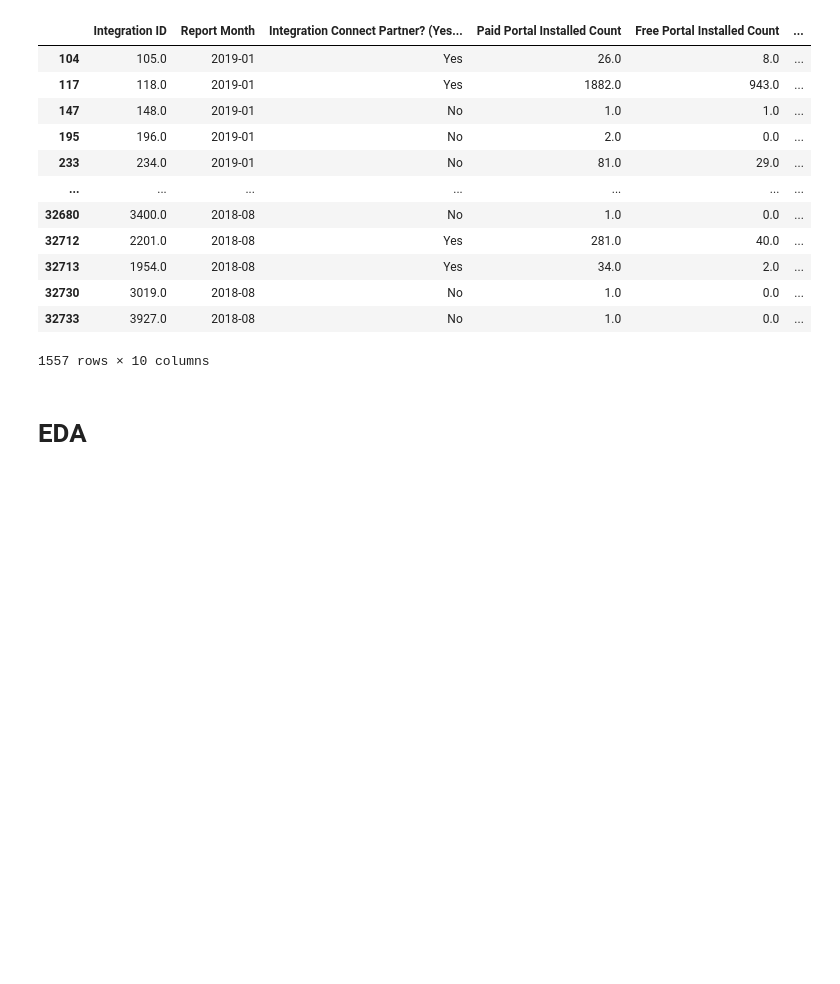
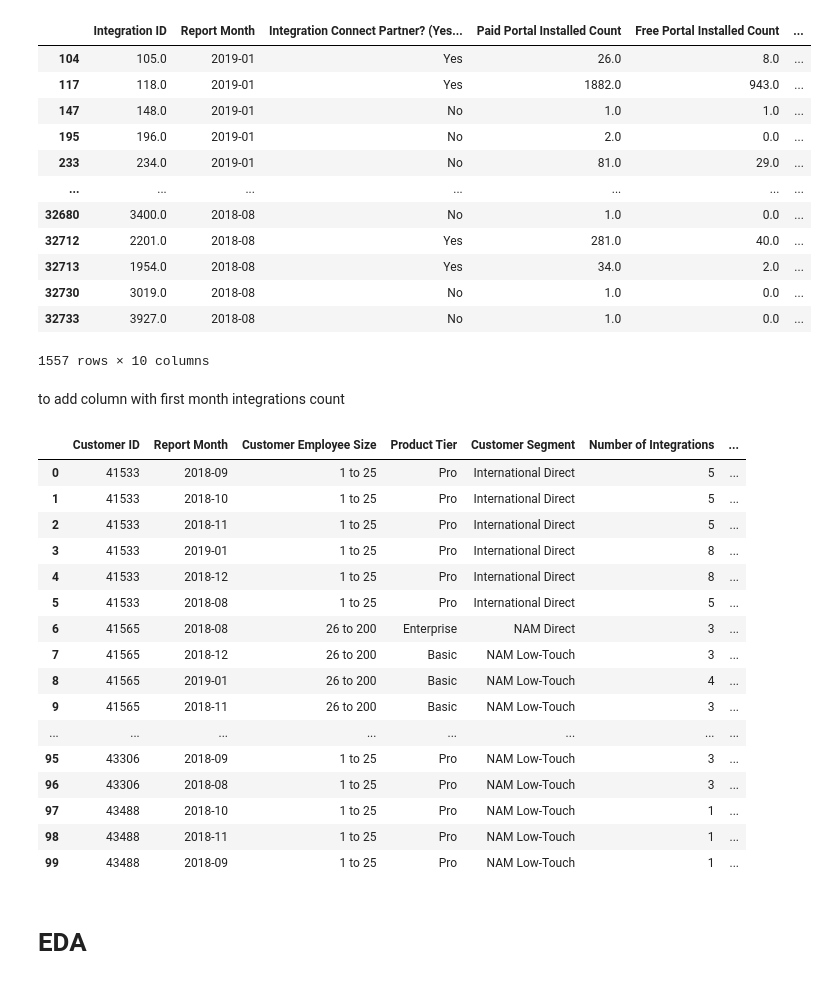
Before and after one commit to Sricha02/Study, a Jupyter notebook: Case_Study.ipynb, the cells around one changed output. Drawn from its saved outputs; the diff is of its cells as text; code cells hidden in the pictures; blank space fills up the shorter version.

Commit message:
may have found for loops to return max and min integration count per customer

```diff
--- a/Case_Study.ipynb
+++ b/Case_Study.ipynb
@@ -131,3 +131,18 @@ check
 | 32730 | 3019.0 | 2018-08 | No | 1.0 | 0.0 | ... |
 | 32733 | 3927.0 | 2018-08 | No | 1.0 | 0.0 | ... |
 1557 rows × 10 columns
+# %% [markdown]
+to add column with first month integrations count
+# %%
+#to add column with first month integrations count
+for customer_id, group in hcm.groupby('Customer ID'):
+    min_report_month = group['Report Month'].min()
+    min_integrations = group.loc[group['Report Month'] == min_report_month, 'Number of Integrations'].values[0]
+    hcm.loc[hcm['Customer ID'] == customer_id, 'Min Integrations'] = min_integrations
+# %%
+#to add column with max integrations count
+for customer_id, group in hcm.groupby('Customer ID'):
+    max_integrations = group['Number of Integrations'].max()
+    max_integration_month = group.loc[group['Number of Integrations'] == max_integrations, 'Report Month'].values[0]
+    hcm.loc[hcm['Customer ID'] == customer_id, 'Max Integrations'] = max_integrations
+    hcm.loc[hcm['Customer ID'] == customer_id, 'Max Integration Month'] = max_integration_month
@@ -134,3 +153,23 @@ check
+# %%
+hcm.head(100)
+# %% [output]
+|  | Customer ID | Report Month | Customer Employee Size | Product Tier | Customer Segment | Number of Integrations | ... |
+| 0 | 41533 | 2018-09 | 1 to 25 | Pro | International Direct | 5 | ... |
+| 1 | 41533 | 2018-10 | 1 to 25 | Pro | International Direct | 5 | ... |
+| 2 | 41533 | 2018-11 | 1 to 25 | Pro | International Direct | 5 | ... |
+| 3 | 41533 | 2019-01 | 1 to 25 | Pro | International Direct | 8 | ... |
+| 4 | 41533 | 2018-12 | 1 to 25 | Pro | International Direct | 8 | ... |
+| 5 | 41533 | 2018-08 | 1 to 25 | Pro | International Direct | 5 | ... |
+| 6 | 41565 | 2018-08 | 26 to 200 | Enterprise | NAM Direct | 3 | ... |
+| 7 | 41565 | 2018-12 | 26 to 200 | Basic | NAM Low-Touch | 3 | ... |
+| 8 | 41565 | 2019-01 | 26 to 200 | Basic | NAM Low-Touch | 4 | ... |
+| 9 | 41565 | 2018-11 | 26 to 200 | Basic | NAM Low-Touch | 3 | ... |
+| ... | ... | ... | ... | ... | ... | ... | ... |
+| 95 | 43306 | 2018-09 | 1 to 25 | Pro | NAM Low-Touch | 3 | ... |
+| 96 | 43306 | 2018-08 | 1 to 25 | Pro | NAM Low-Touch | 3 | ... |
+| 97 | 43488 | 2018-10 | 1 to 25 | Pro | NAM Low-Touch | 1 | ... |
+| 98 | 43488 | 2018-11 | 1 to 25 | Pro | NAM Low-Touch | 1 | ... |
+| 99 | 43488 | 2018-09 | 1 to 25 | Pro | NAM Low-Touch | 1 | ... |
 # %% [markdown]
 # EDA
 # %% [markdown]
```
Also changed, not shown: parts of 2 cells of this notebook.
